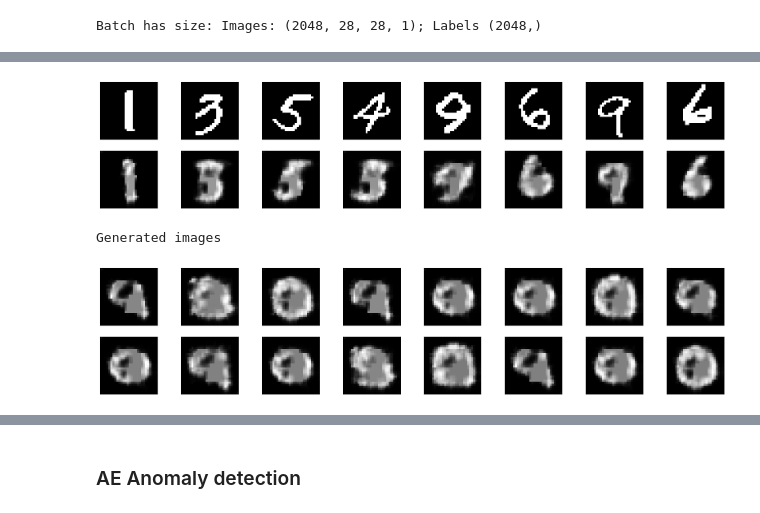
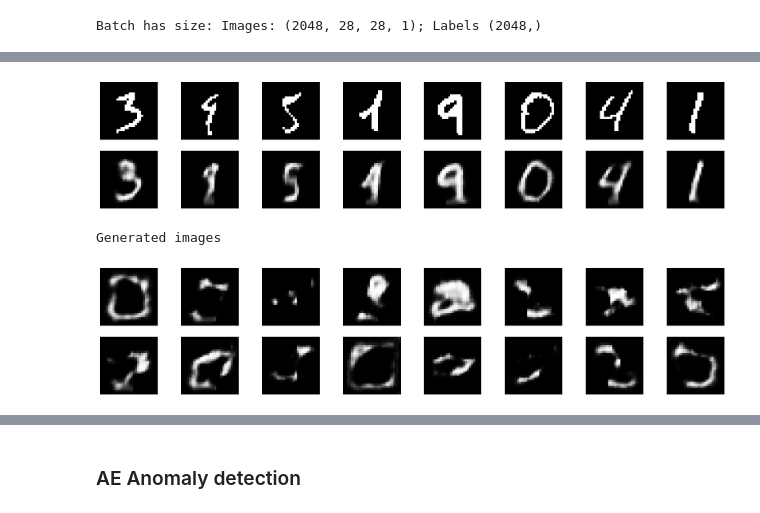
Before and after one commit to gunhamn/public, a Jupyter notebook: DL_Autoencoders/generator_evaluation.ipynb, the cells around one changed output, grey strips where cells are left out. Cells and saved outputs as stored; diff of their text form; code cells hidden in the pictures.

```diff
--- a/DL_Autoencoders/generator_evaluation.ipynb
+++ b/DL_Autoencoders/generator_evaluation.ipynb
@@ -31,7 +31,7 @@ print(f"Batch has size: Images: {img.shape}; Labels {labels.shape}")
 # %% [output]
 Batch has size: Images: (2048, 28, 28, 1); Labels (2048,)
 # %%
-AE = load_model('models/autoencoderMissing.keras', custom_objects={'Autoencoder': Autoencoder})
+AE = load_model('models/AE_MONO_BINARY_MISSING.keras', custom_objects={'Autoencoder': Autoencoder})
 
 reconstructed_imgs = AE.predict(imgTest)
 generated_imgs1 = AE.generate_images()
@@ -48,4 +48,4 @@ img_AE_generated = AE.generate_images(batch_size)
 Reconstructed images
-[figure, old version]
+[figure, new version]
 Generated images
-[figure, old version]
+[figure, new version]
```
Also changed, not shown: parts of 5 cells of this notebook, 8 other files.
